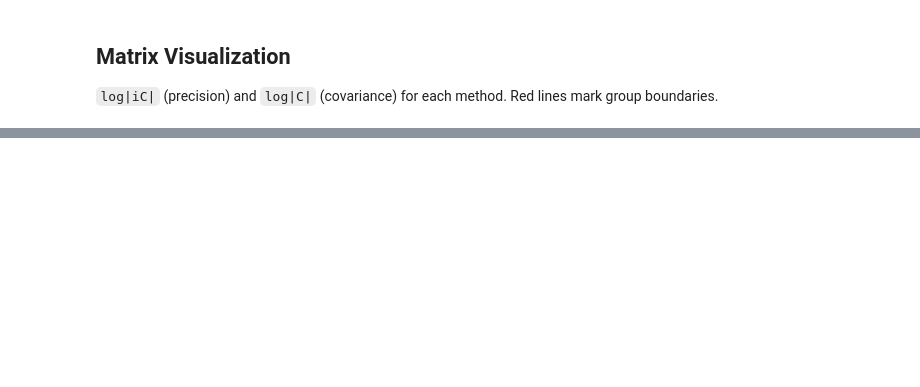
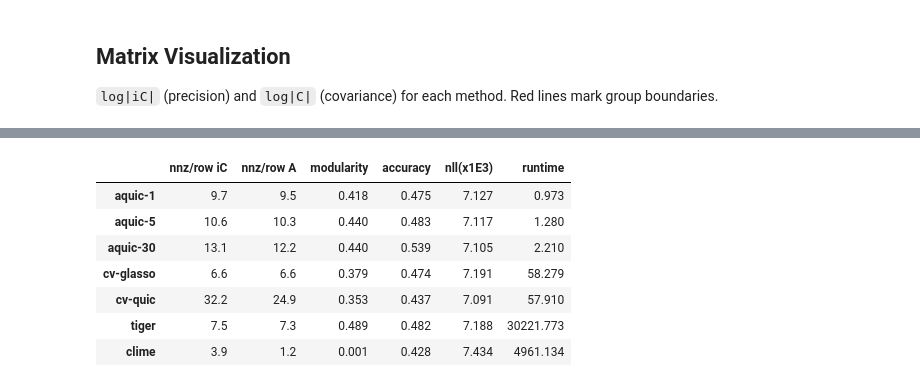
Before and after one commit to aefty/aquic, a Jupyter notebook: test_app_brain.ipynb, the cells around one changed output, grey strips where cells are left out. Drawn from its saved outputs; the diff is of its cells as text; code cells hidden in the pictures; blank space fills up the shorter version.

```diff
--- a/test_app_brain.ipynb
+++ b/test_app_brain.ipynb
@@ -61,3 +70,5 @@ Y = make_samples(cov=S, mean=None, n=int(p))
+# %%
+labels = labels.astype(int)
 # %% [markdown]
 # Estimation
 # %%
@@ -162,6 +173,7 @@ print(labels)
 #     0: "A",
 #     1: "B",
 #     2: "C",
+#     3: "D",
 # }
 
 # #cannot reorder this!!!
@@ -177,21 +189,22 @@ print(labels)
 #     ['Default', 2],
 #     ['Posterior Multimodal', 2],
 #     ['Ventral Multimodal', 2],
-#     ['Orbito-Affective', 2],
+#     ['Orbito-Affective', 3],
 # ], dtype=object)
 
 
 
 group_names = {
-    0: "U",
-    1: "Center",
+    0: "Cortex Left",
+    1: "Cortex Right",
+    2: "Subcortex",
 }
 
 #cannot reorder this!!!
 label_group_info = np.array([
     ['L', 0],
-    ['R', 0],
-    ['C', 1]
+    ['R', 1],
+    ['C', 2]
 ], dtype=object)
 
 
@@ -309,7 +330,7 @@ for m in methods:
     A_set[m]=A
 
     G = nx.from_numpy_array(A)
-    _, clabels = metis.part_graph(G, nparts=k, ubvec=[1.1],recursive=False, objtype='cut')
+    _, clabels = metis.part_graph(G, nparts=k, ubvec=[1.2],recursive=False, objtype='cut')
     clabels    = np.asarray(clabels, dtype=int)
 
     clabels_set[m]=clabels
@@ -324,33 +345,42 @@ for m in methods:
     np.random.seed(seed=0)
     for x in range(k):
         idx                     = np.where(clabels == x)[0] # indices of nodes in community x
         vals                    = label_group[idx] # their true group labels
         count_k                 = np.bincount(vals, minlength=k) + np.random.rand() #add random [0,1] so there are not ties
         counts.append(count_k)
 
     # counts_mat[i,j] is the number of correct classification if community "i" was mapped to group "j"
     counts_mat = np.array(counts)
     row_ind, col_ind = linear_sum_assignment(counts_mat, maximize=True)
     comm_to_group={}
     for x in range(k):
         comm_to_group[row_ind[x]] = col_ind[x]
 
     clabels_matched        = np.array([comm_to_group[c] for c in clabels])
     all_clabels_matched[m] = clabels_matched
 
     # overall + per-group accuracy
     accuracy = (clabels_matched == label_group).mean()
 
     records[m] = {
         'nnz/row iC':  round(np.count_nonzero(iCn - np.diag(np.diag(iCn))) / iCn.shape[0], 1),
         'nnz/row A':   round(np.count_nonzero(A) / A.shape[0], 1),
         'modularity':  round(modularity_val, 3),
         'accuracy':    round(accuracy, 3),
         'nll(x1E3)':   round(nll[m]/1000, 3),
         'runtime':     round(runtimes[m], 3),
     }
 
 pd.DataFrame(records).T
+# %% [output]
+|  | nnz/row iC | nnz/row A | modularity | accuracy | nll(x1E3) | runtime |
+| aquic-1 | 9.7 | 9.5 | 0.418 | 0.475 | 7.127 | 0.973 |
+| aquic-5 | 10.6 | 10.3 | 0.440 | 0.483 | 7.117 | 1.280 |
+| aquic-30 | 13.1 | 12.2 | 0.440 | 0.539 | 7.105 | 2.210 |
+| cv-glasso | 6.6 | 6.6 | 0.379 | 0.474 | 7.191 | 58.279 |
+| cv-quic | 32.2 | 24.9 | 0.353 | 0.437 | 7.091 | 57.910 |
+| tiger | 7.5 | 7.3 | 0.489 | 0.482 | 7.188 | 30221.773 |
+| clime | 3.9 | 1.2 | 0.001 | 0.428 | 7.434 | 4961.134 |
 # %%
 
 # --- 3D subplots colored by matched group (any number of methods) ---
```
Also changed, not shown: parts of 6 cells of this notebook.
